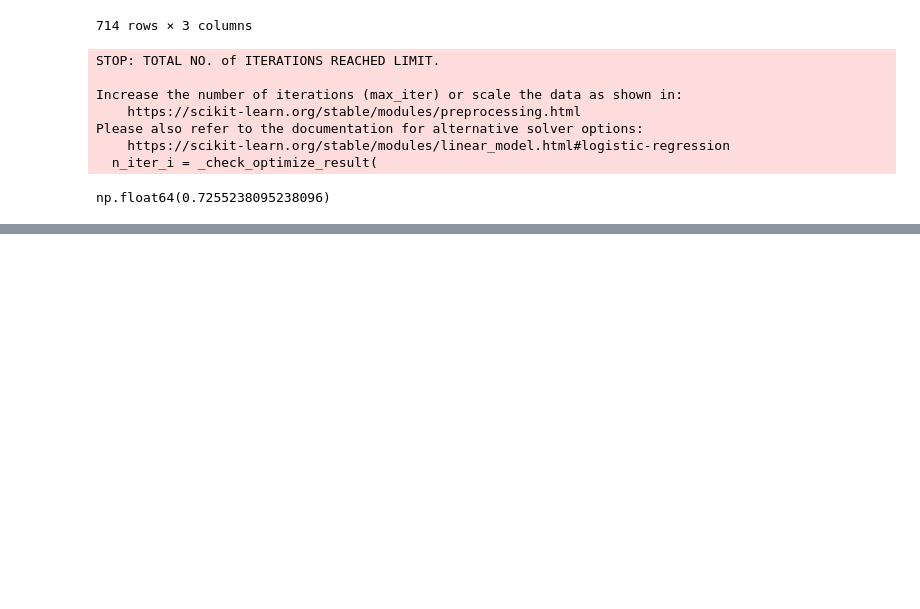
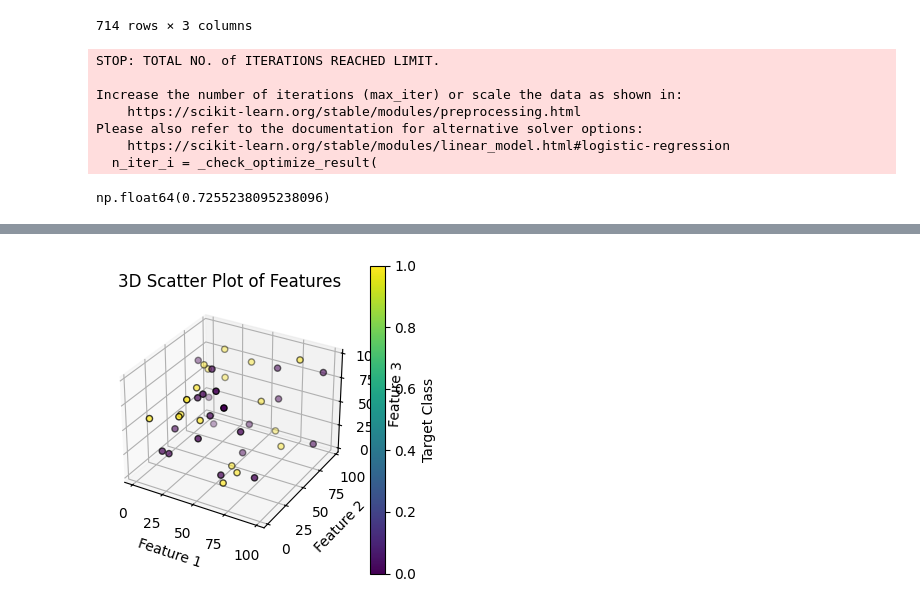
Before and after one commit to pragatii-sharmaa/Machine-Learning-Algorithms-code, a Jupyter notebook: ML(1_).ipynb, the cells around one changed output, grey strips where cells are left out. Saved outputs shown, nothing was run; the diff lists cells and outputs as text; code cells hidden in the pictures; blank space fills up the shorter version.

```diff
--- a/ML(1_).ipynb
+++ b/ML(1_).ipynb
@@ -1494,0 +1497,16 @@ np.float64(0.7255238095238096)
+# %%
+import numpy as np
+import pandas as pd
+import matplotlib.pyplot as plt
+from sklearn.decomposition import PCA
+from sklearn.preprocessing import StandardScaler
+
+# Step 1: Generate a random dataset (40 rows, 3 features + 1 target column)
+np.random.seed(42) #generates same random numbers everytime
+data = np.random.rand(40, 3)*100  # Features scaled between 0-100
+target = np.random.randint(0, 2, 40)  # Binary target (0 or 1)
+
+# Convert to DataFrame
+df = pd.DataFrame(data, columns=['Feature1', 'Feature2', 'Feature3'])
+df['Target'] = target  # Add target column
+df.head(5)
@@ -1494,0 +1520,23 @@ np.float64(0.7255238095238096)
+# %%
+from mpl_toolkits.mplot3d import Axes3D
+
+# 3D Scatter Plot
+fig = plt.figure(figsize=(4,4))
+ax = fig.add_subplot(111, projection='3d')
+
+# Scatter plot with color based on target
+sc = ax.scatter(df['Feature1'], df['Feature2'], df['Feature3'],
+                c=df['Target'], cmap='viridis', edgecolor='k')
+
+# Labels
+ax.set_xlabel('Feature 1')
+ax.set_ylabel('Feature 2')
+ax.set_zlabel('Feature 3')
+ax.set_title('3D Scatter Plot of Features')
+
+# Colorbar
+plt.colorbar(sc, label='Target Class')
+
+plt.show()
+# %% [output]
+[figure, added]
```
Also changed, not shown: parts of 7 cells of this notebook.
